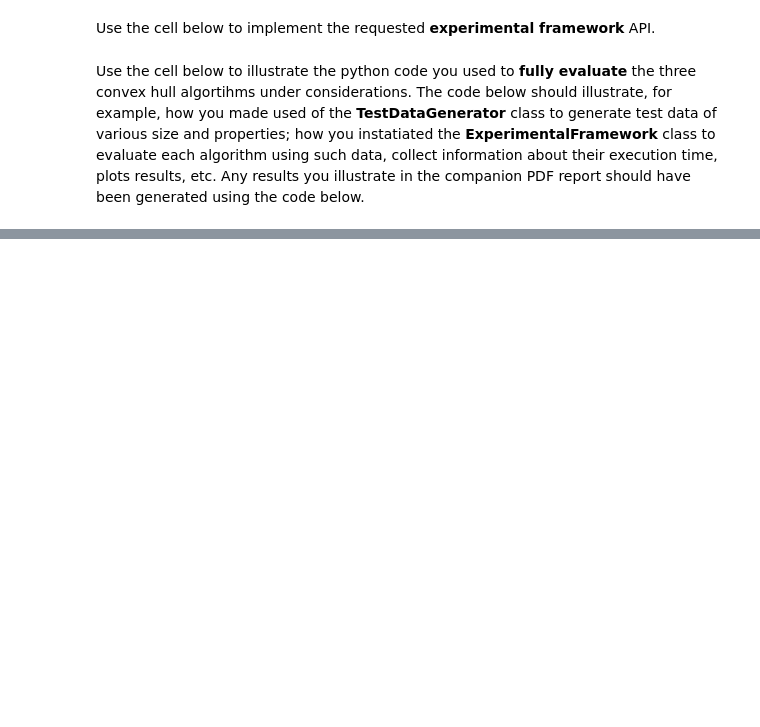
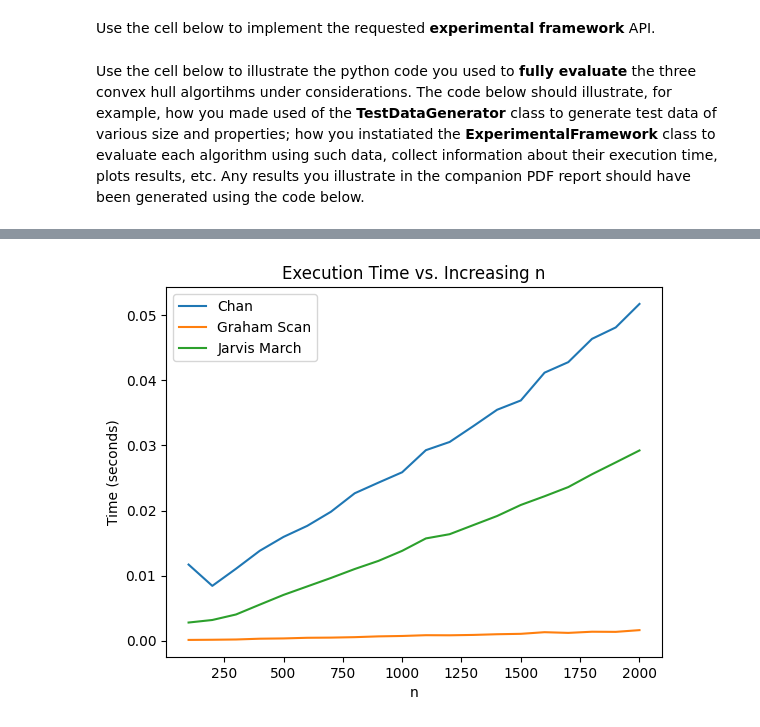
Before and after one commit to AidCheng/Gesture-Recognition, a Jupyter notebook: grp-XXX-0005code.ipynb, the cells around one changed output, grey strips where cells are left out. Drawn from its saved outputs; the diff is of its cells as text; code cells hidden in the pictures; blank space fills up the shorter version.

```diff
--- a/grp-XXX-0005code.ipynb
+++ b/grp-XXX-0005code.ipynb
@@ -545,0 +557,28 @@ plt.show()
+# %%
+# Extract n values
+n_values = sorted(set(n for algorithm in results for (var, n) in results[algorithm] if var == 'n'))
+
+# Extract the values for each algorithm
+chan_values = [results['chan'].get(('n', n), None) for n in n_values]
+graham_scan_values = [results['graham_scan'].get(('n', n), None) for n in n_values]
+jarvismarch_values = [results['jarvismarch'].get(('n', n), None) for n in n_values]
+
+# Plot the values
+plt.plot(n_values, chan_values, label='Chan')
+if graham_scan_values:
+    plt.plot(n_values, graham_scan_values, label='Graham Scan')
+if jarvismarch_values:
+    plt.plot(n_values, jarvismarch_values, label='Jarvis March')
+
+# Set plot title and labels
+plt.title('Execution Time vs. Increasing n')
+plt.xlabel('n')
+plt.ylabel('Time (seconds)')
+
+# Add legend
+plt.legend()
+
+# Show the plot
+plt.show()
+# %% [output]
+[figure, added]
```
Also changed, not shown: parts of 5 cells of this notebook.
